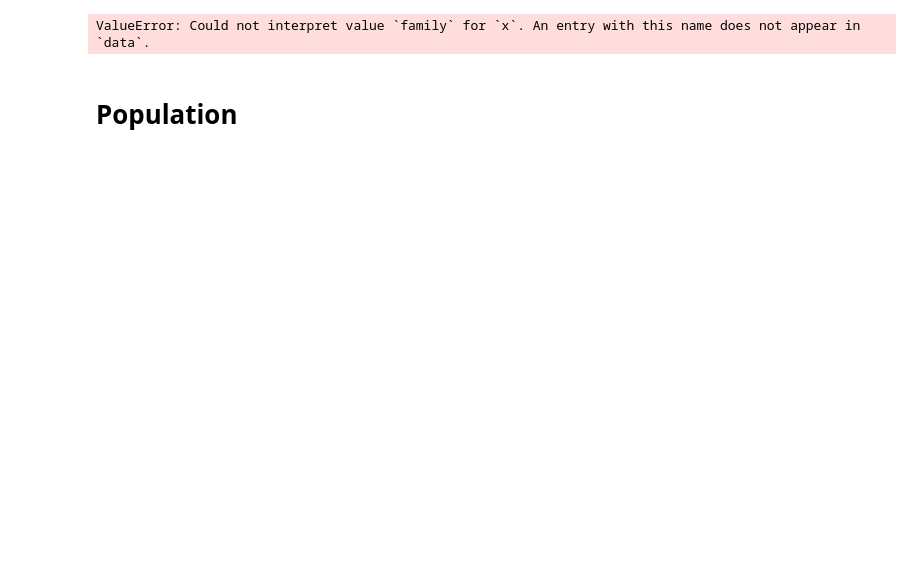
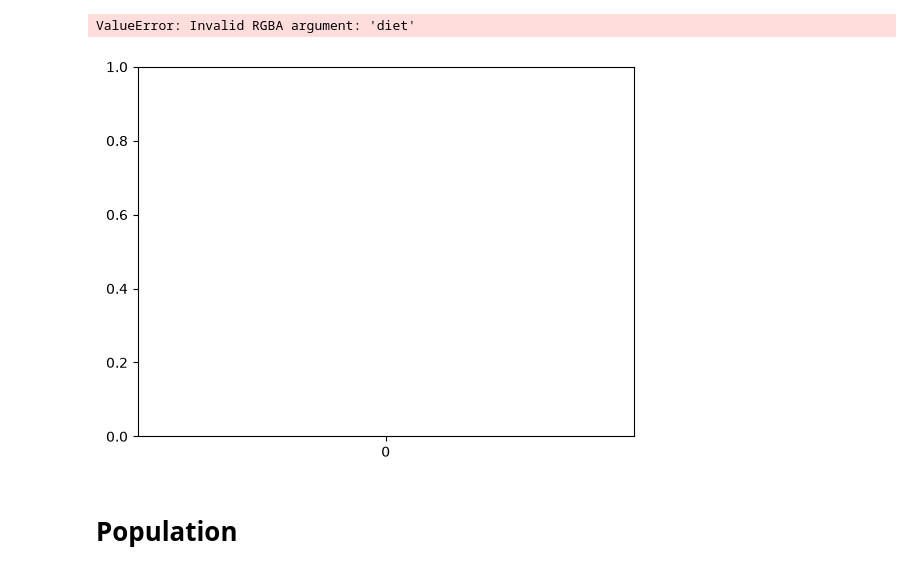
Before and after one commit to losredoe132/creatures, a Jupyter notebook: analysis/analysis.ipynb, the cells around one changed output. Drawn from its saved outputs; the diff is of its cells as text; code cells hidden in the pictures; blank space fills up the shorter version.

```diff
--- a/analysis/analysis.ipynb
+++ b/analysis/analysis.ipynb
@@ -11,6 +13,8 @@ assert p.exists()
+# %%
+d = sorted(list(d.glob("*.log")))
+p = d[-1]
 # %%
-with open(p, "r") as f:
-    lines = f.readlines()
-
-print(len(lines))
+with open(p) as f:
+    n_lines = sum(1 for _ in f)
+print(n_lines)
 # %% [output]
@@ -65,7 +164,9 @@ ValueError: Could not interpret value `diet` for `x`. An entry with this name do
 # %%
-sns.barplot(data=df, x="family", y="lifetime")
+df_fam = df.sort_values(by = "lifetime",axis = 0, ascending=False)[:1000]
+sns.barplot(data=df_fam, x="family", y="lifetime", color="diet")
 # %% [output]
-ValueError: Could not interpret value `family` for `x`. An entry with this name does not appear in `data`.
+ValueError: Invalid RGBA argument: 'diet'
+[figure, added]
 # %% [markdown]
 # Population
 # %%
```
Also changed, not shown: parts of 17 cells of this notebook, 3 other files.
